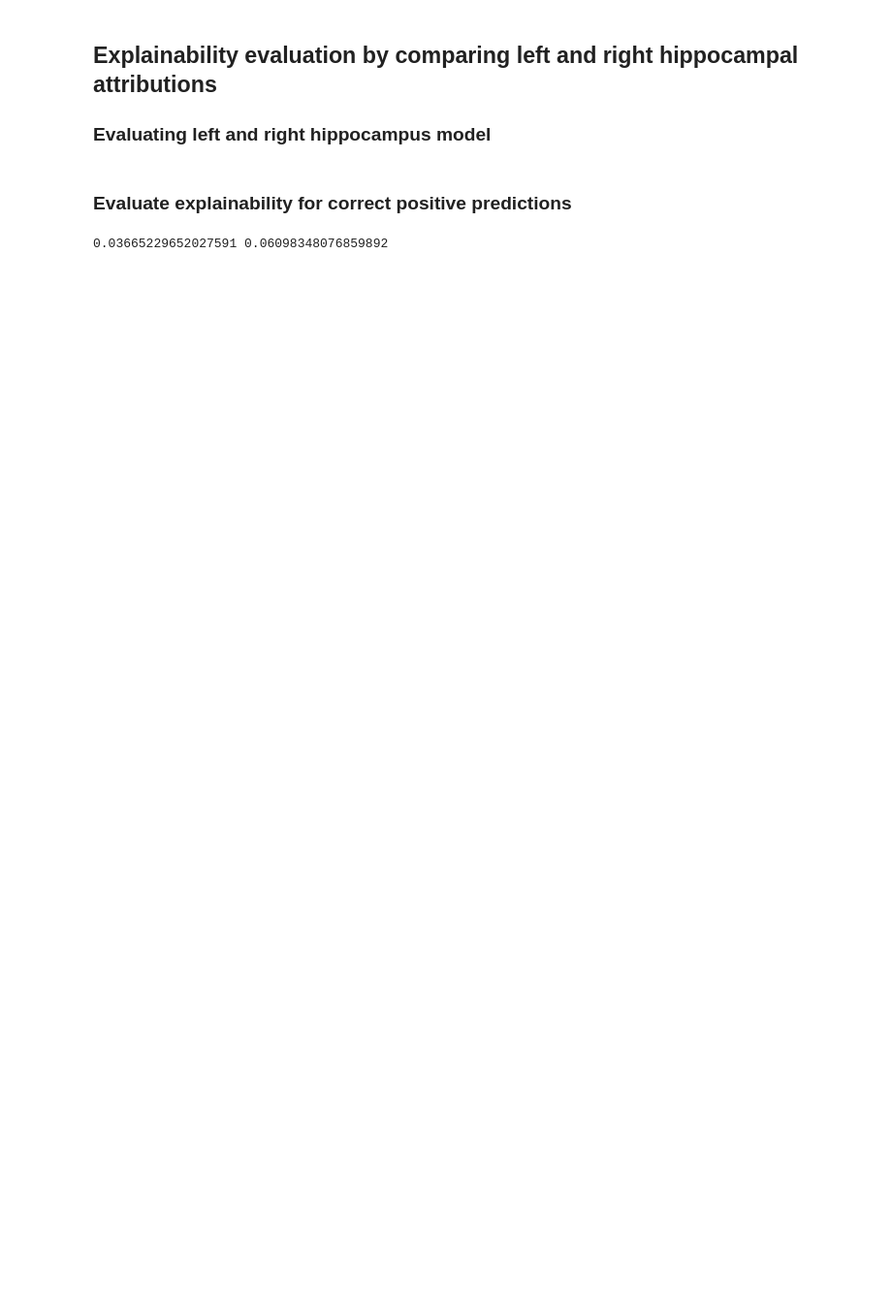
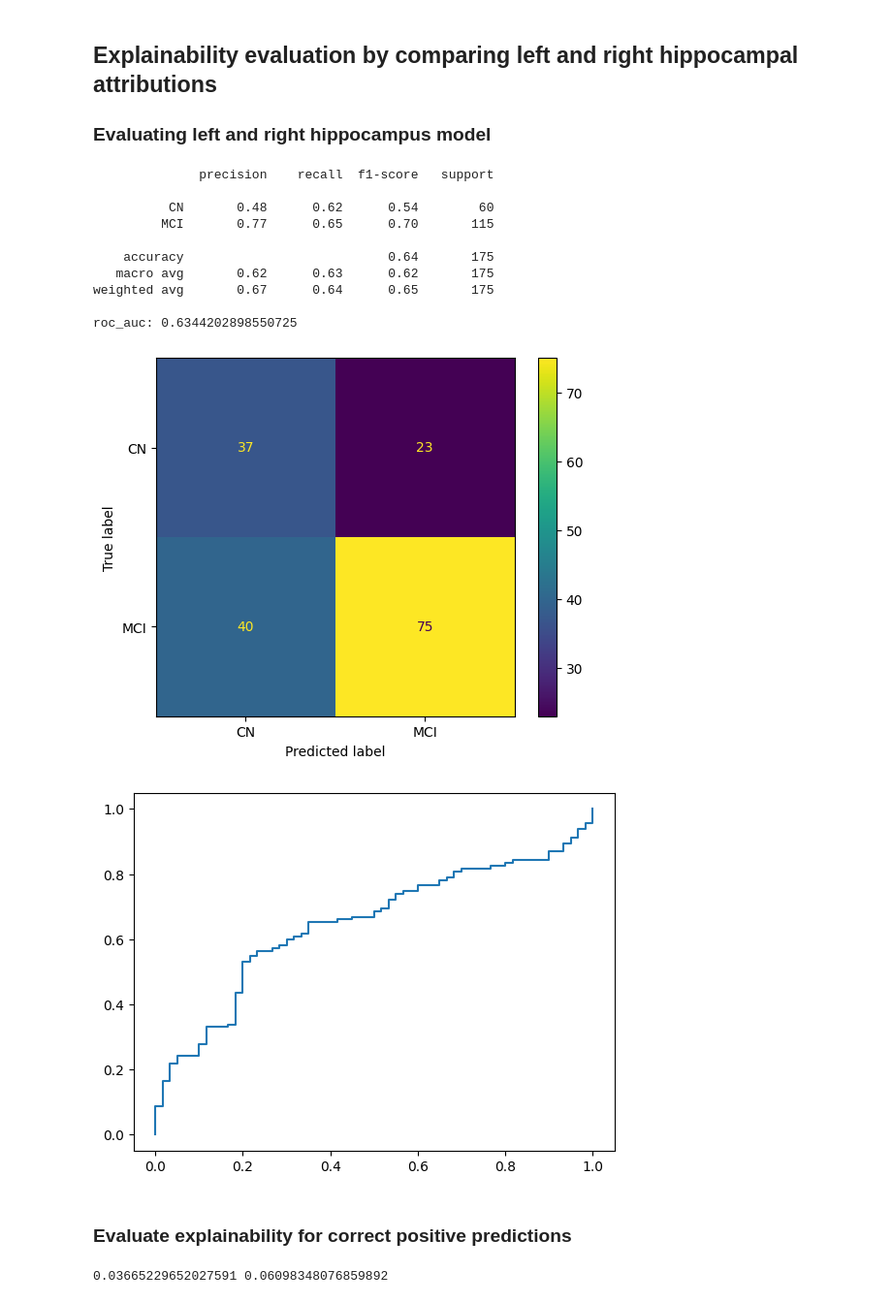
Before and after one commit to oscarlloydjohn/lloyd-john-MIUA-2025, a Jupyter notebook: eval_explainability.ipynb, the cells around one changed output. Shown at 97% size. Drawn from its saved outputs; the diff is of its cells as text; code cells hidden in the pictures; blank space fills up the shorter version.

```diff
--- a/eval_explainability.ipynb
+++ b/eval_explainability.ipynb
@@ -103,26 +13,41 @@ np.savez('/uolstore/home/student_lnxhome01/sc22olj/Compsci/year3/individual-proj
 # %%
+results = np.load("lr_pointnet_eval.npz")
+
 # Eval
-report = classification_report(true, pred_classes, target_names=['CN', 'MCI'])
+report = classification_report(results['true'], results['pred_classes'], target_names=['CN', 'MCI'])
 
 print(report)
 
-roc_auc = roc_auc_score(true, pred_classes)
+roc_auc = roc_auc_score(results['true'], results['pred_classes'])
 
 print(f"roc_auc: {roc_auc}")
 
-fpr, tpr, thresholds = roc_curve(true, pred_probs)
+fpr, tpr, thresholds = roc_curve(results['true'], results['pred_probs'])
 
-conf_matrix = confusion_matrix(true, pred_classes)
+conf_matrix = confusion_matrix(results['true'], results['pred_classes'])
 
 conf_matrix_disp = ConfusionMatrixDisplay(conf_matrix, display_labels=['CN','MCI'])
 
 conf_matrix_disp.plot()
 
 plt.show()
 
 plt.plot(fpr, tpr)
 
 plt.show()
+# %% [output]
+              precision    recall  f1-score   support
+
+          CN       0.48      0.62      0.54        60
+         MCI       0.77      0.65      0.70       115
+
+    accuracy                           0.64       175
+   macro avg       0.62      0.63      0.62       175
+weighted avg       0.67      0.64      0.65       175
+
+roc_auc: 0.6344202898550725
+[figure, added]
+[figure, added]
 # %% [markdown]
 ### Evaluate explainability for correct positive predictions
 # %%
```
Also changed, not shown: parts of 17 cells of this notebook, 1 other file.
